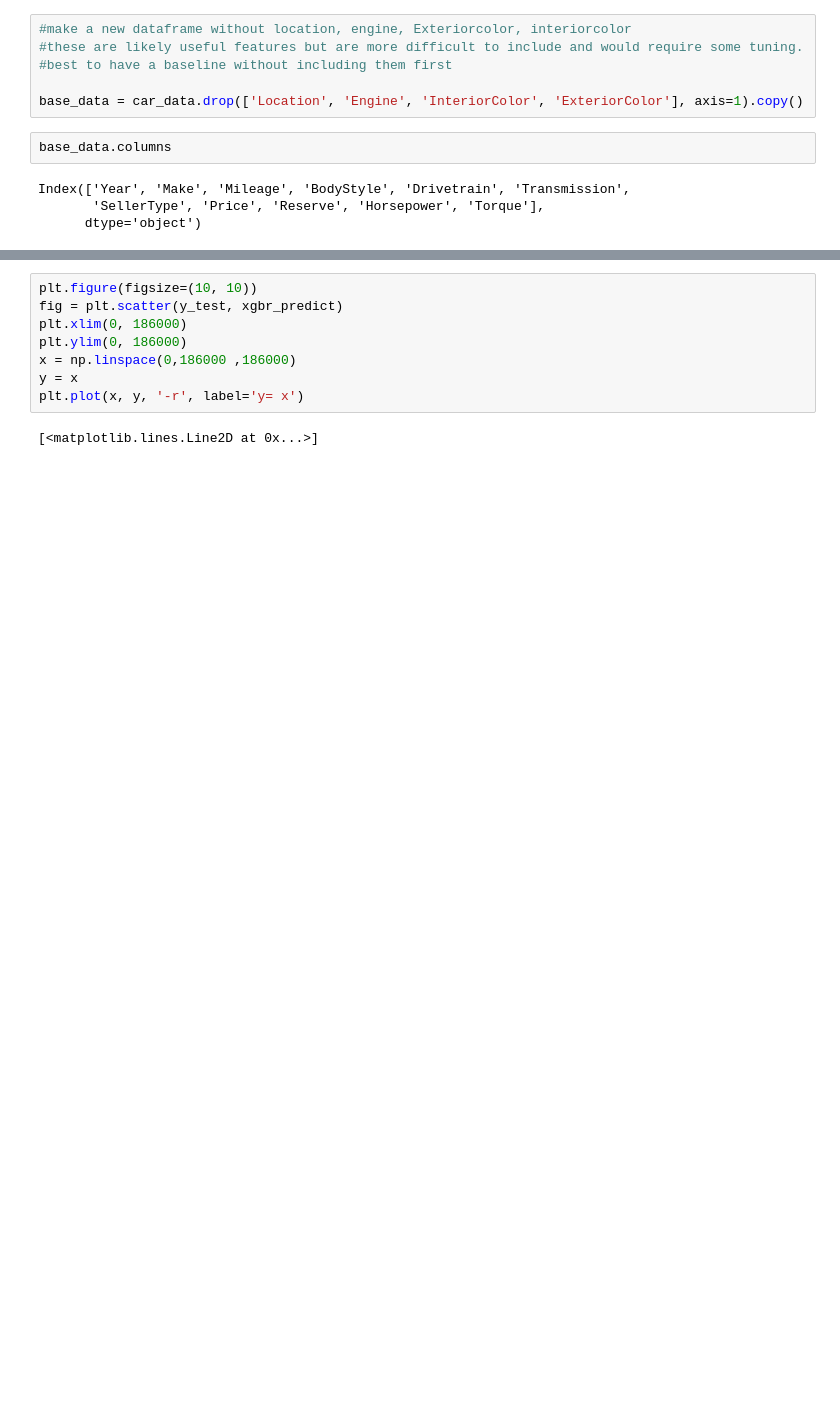
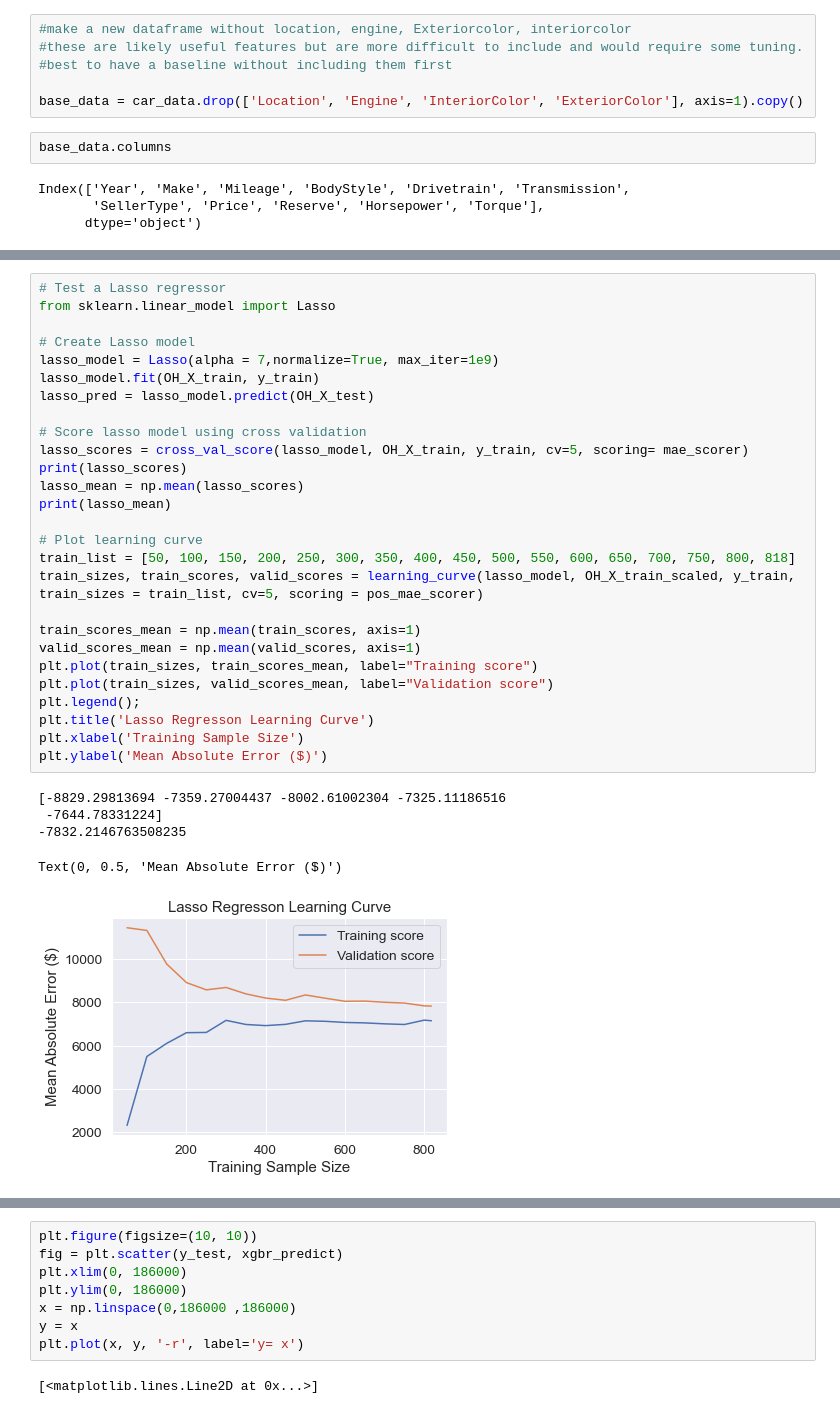
Before and after one commit to justyntyrrell/Car_Auction_Price_Prediction, a Jupyter notebook: car_auction.ipynb, the cells around one changed output, grey strips where cells are left out. Drawn from its saved outputs; the diff is of its cells as text; blank space fills up the shorter version.

```diff
--- a/car_auction.ipynb
+++ b/car_auction.ipynb
@@ -707,0 +680,33 @@ ValueError: Found input variables with inconsistent numbers of samples: [115, 10
+# %%
+# Test a Lasso regressor
+from sklearn.linear_model import Lasso
+
+# Create Lasso model
+lasso_model = Lasso(alpha = 7,normalize=True, max_iter=1e9)
+lasso_model.fit(OH_X_train, y_train)
+lasso_pred = lasso_model.predict(OH_X_test)
+
+# Score lasso model using cross validation
+lasso_scores = cross_val_score(lasso_model, OH_X_train, y_train, cv=5, scoring= mae_scorer)
+print(lasso_scores)
+lasso_mean = np.mean(lasso_scores)
+print(lasso_mean)
+
+# Plot learning curve
+train_list = [50, 100, 150, 200, 250, 300, 350, 400, 450, 500, 550, 600, 650, 700, 750, 800, 818]
+train_sizes, train_scores, valid_scores = learning_curve(lasso_model, OH_X_train_scaled, y_train, train_sizes = train_list, cv=5, scoring = pos_mae_scorer)
+
+train_scores_mean = np.mean(train_scores, axis=1)
+valid_scores_mean = np.mean(valid_scores, axis=1)
+plt.plot(train_sizes, train_scores_mean, label="Training score")
+plt.plot(train_sizes, valid_scores_mean, label="Validation score")
+plt.legend();
+plt.title('Lasso Regresson Learning Curve')
+plt.xlabel('Training Sample Size')
+plt.ylabel('Mean Absolute Error ($)')
+# %% [output]
+[-8829.29813694 -7359.27004437 -8002.61002304 -7325.11186516
+ -7644.78331224]
+-7832.2146763508235
+Text(0, 0.5, 'Mean Absolute Error ($)')
+[figure, added]
```
Also changed, not shown: parts of 82 cells of this notebook.
